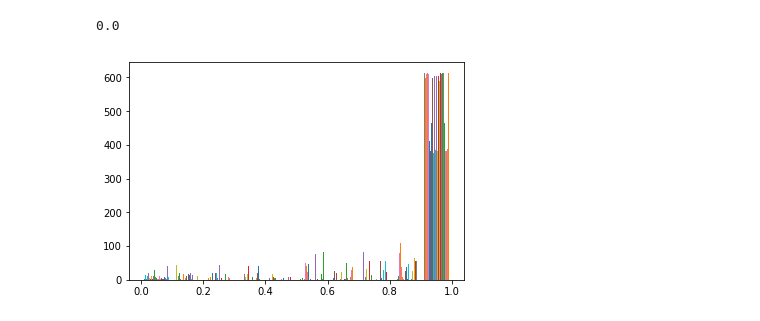
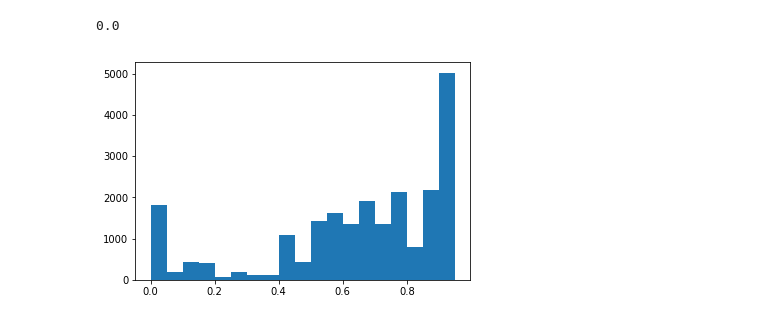
Before and after one commit to research-Dafne/case-law-research, a Jupyter notebook: notebooks/CitationDistance.ipynb, the cells around one changed output. Cells and saved outputs as stored; diff of their text form; code cells hidden in the pictures.

```diff
--- a/notebooks/CitationDistance.ipynb
+++ b/notebooks/CitationDistance.ipynb
@@ -76,10 +87,11 @@ True
 True
 True
 0.0
-# %%
-plt.hist(dist1);
-# %% [output]
-[figure, removed]
+# %%
+# What are the values of these distances?
+plt.hist(dist1.flat, bins=np.arange(0, 1, .05));
+# %% [output]
+[figure, added]
 # %%
 plt.imshow(dist1)
 # %% [output]
```
Also changed, not shown: parts of 20 cells of this notebook, 3 other files.
